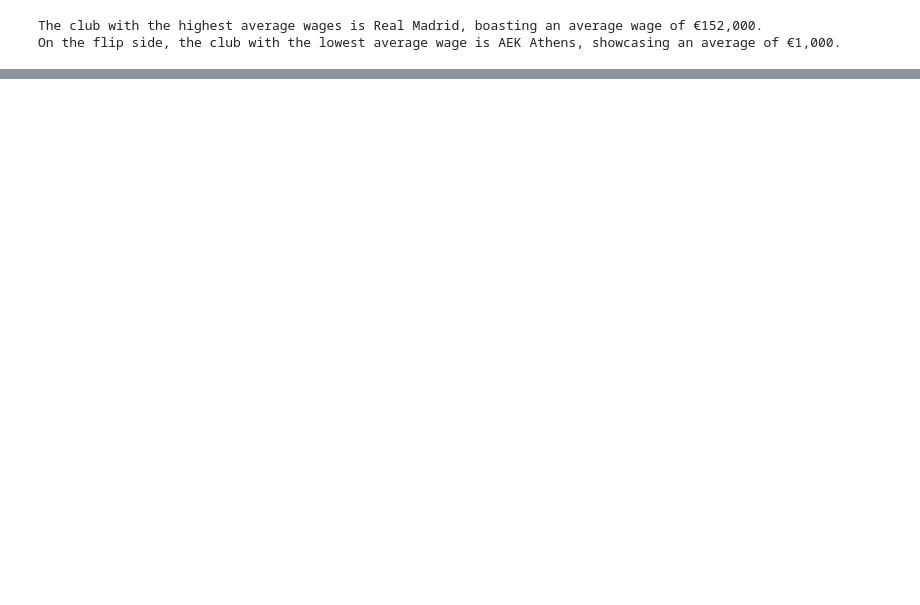
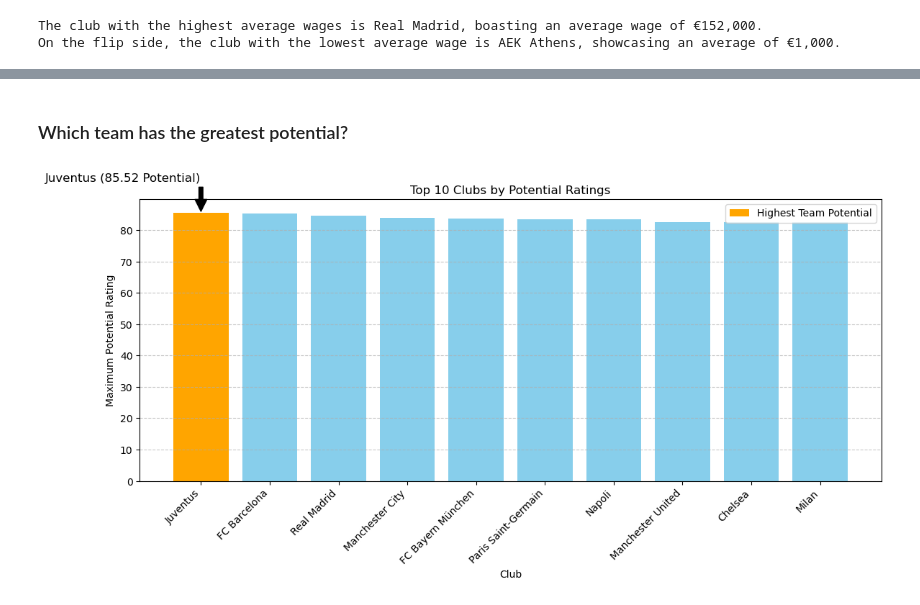
Before and after one commit to chrishunt11/Fifa_Fun, a Jupyter notebook: Fifa Fun.ipynb, the cells around one changed output, grey strips where cells are left out. Cells and saved outputs as stored; diff of their text form; code cells hidden in the pictures; blank space fills up the shorter version.

```diff
--- a/Fifa Fun.ipynb
+++ b/Fifa Fun.ipynb
@@ -307,0 +323,2 @@ plt.show()
+# %% [markdown]
+### Which team has the greatest potential?
@@ -307,0 +328,41 @@ plt.show()
+# %%
+import matplotlib.pyplot as plt
+
+# Assuming 'df' is your DataFrame
+# Make sure 'Potential' column is of numeric type
+df['Potential'] = pd.to_numeric(df['Potential'], errors='coerce')
+
+# Calculate maximum potential ratings for each club
+potential = df.groupby('Club')['Potential'].mean()
+
+# Identify the club with the highest and lowest maximum potential ratings
+best_club_potential, best_potential = potential.idxmax(), potential.max()
+worst_club_potential, worst_potential = potential.idxmin(), potential.min()
+
+# Selecting the top 10 clubs
+top_10_potential = potential.nlargest(10)
+
+# Reset the index for plotting
+top_10_potential = top_10_potential.reset_index()
+
+# Example color palette
+colors_potential = ['skyblue' if club != best_club_potential else 'orange' for club in top_10_potential['Club']]
+
+# Plotting the bar chart for the top 10 clubs
+plt.figure(figsize=(12, 6), dpi=100)
+plt.bar(top_10_potential['Club'], top_10_potential['Potential'], color=colors_potential, label='Highest Team Potential')
+plt.title('Top 10 Clubs by Potential Ratings')
+plt.xlabel('Club')
+plt.ylabel('Maximum Potential Rating')
+plt.xticks(rotation=45, ha='right')
+plt.annotate(f'{best_club_potential} ({best_potential:.2f} Potential)',
+             xy=(0, best_potential), xytext=(0, best_potential + 10),
+             arrowprops=dict(facecolor='black', shrink=0.05), fontsize=12, ha='right')
+plt.grid(axis='y', linestyle='--', alpha=0.7)
+plt.legend(loc='upper right')
+plt.tight_layout()
+
+# Show the plot
+plt.show()
+# %% [output]
+[figure, added]
```
Also changed, not shown: parts of 33 cells of this notebook.
